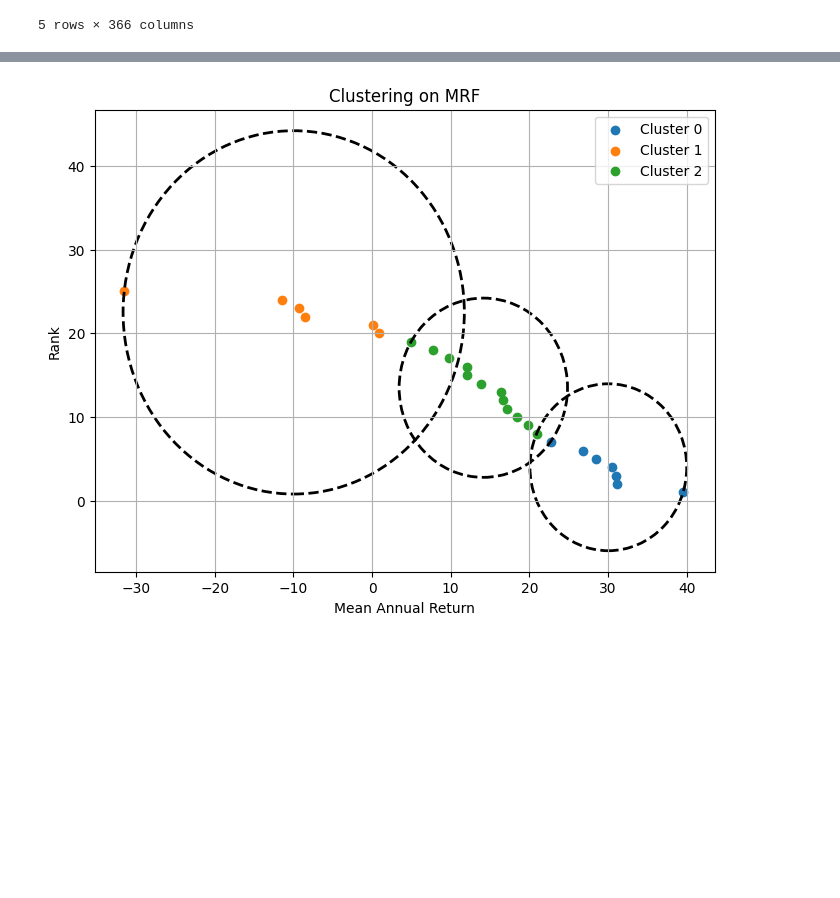
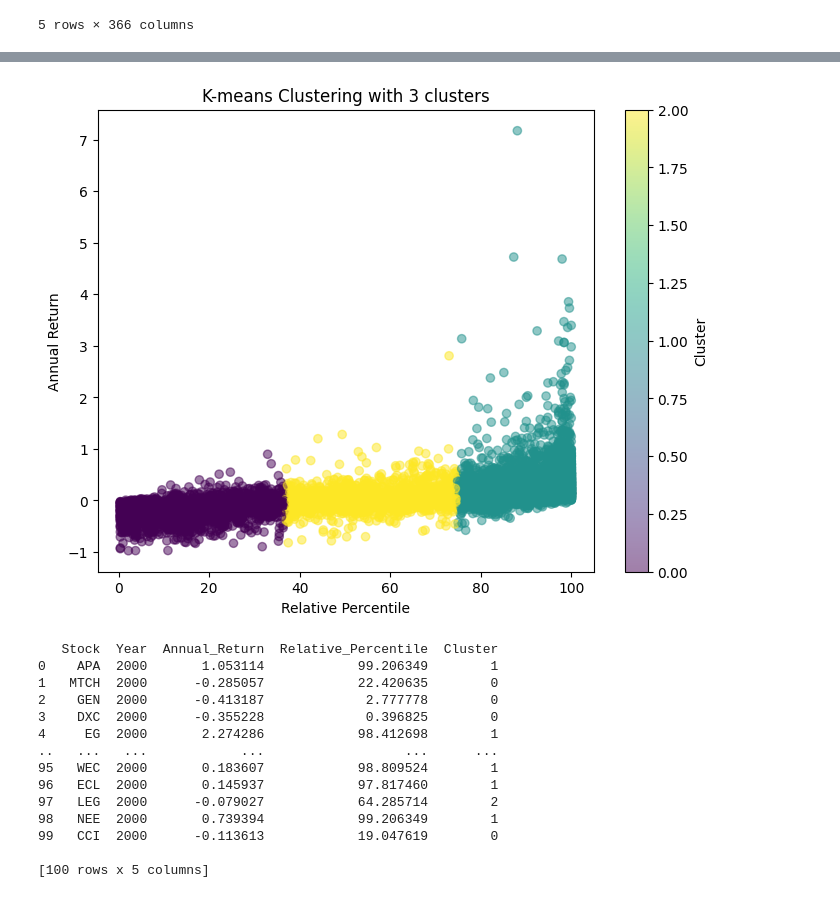
Before and after one commit to CiganOliviuAlphablock/clustering-in-mean-reversion-framework, a Jupyter notebook: clustering.ipynb, the cells around one changed output, grey strips where cells are left out. Cells and saved outputs as stored; diff of their text form; code cells hidden in the pictures; blank space fills up the shorter version.

Commit message:
Updates with clustering

```diff
--- a/clustering.ipynb
+++ b/clustering.ipynb
@@ -17,8 +18,8 @@ data_frame.head()
 data_frame["Date"] = pd.to_datetime(data_frame["Date"])
 data_frame['Year'] = data_frame["Date"].dt.year
 
-processing_years = [year for year in range(2000, 2024)]
-data_frame_annual_returns = pd.DataFrame()
+processing_years = [year for year in range(2000, 2025)]
+data_frame_annual_returns = []
 
 for year in processing_years:
     filtered_data = data_frame[data_frame['Year'] == year]
@@ -27,5 +28,12 @@ for year in processing_years:
             first_value = filtered_data[column].iloc[0]
             last_value = filtered_data[column].iloc[-1]
             annual_return = (last_value - first_value) / first_value
-            print(str(column) + " " + str(year) + " " + str(annual_return))
+            annual_returns = [((filtered_data[column].iloc[i] - filtered_data[column].iloc[0]) / filtered_data[column].iloc[0]) for i in range(len(filtered_data))]
+
+            relative_percentile = stats.percentileofscore(annual_returns, annual_return)
+
+            data_frame_annual_returns.append({'Stock': column, 'Year': year, 'Annual_Return': annual_return, 'Relative_Percentile': relative_percentile})
+
+
+result_df = pd.DataFrame(data_frame_annual_returns)
 # %% [output]
@@ -49,32 +69,35 @@ WBA 2023 -0.29792950518767153
 # %%
 import pandas as pd
-import numpy as np
+from sklearn.cluster import KMeans
 import matplotlib.pyplot as plt
-from sklearn.cluster import KMeans
 
-features = ranked_portfolios[['Mean Annual Return', 'Rank']].values
+clustering_data = result_df[['Annual_Return', 'Relative_Percentile']]
 kmeans = KMeans(n_clusters=3)
-kmeans.fit(features)
-labels = kmeans.labels_
-centers = kmeans.cluster_centers_
-ranked_portfolios['Cluster'] = labels
+kmeans.fit(clustering_data)
+
+result_df['Cluster'] = kmeans.labels_
 plt.figure(figsize=(8, 6))
+plt.scatter(result_df['Relative_Percentile'], result_df['Annual_Return'], c=result_df['Cluster'], cmap='viridis', alpha=0.5)
+plt.title('K-means Clustering with 3 clusters')
+plt.xlabel('Relative Percentile')
+plt.ylabel('Annual Return')
+plt.colorbar(label='Cluster')
+plt.show()
 
-for cluster_label in range(3):
-    cluster_data = ranked_portfolios[ranked_portfolios['Cluster'] == cluster_label]
-    plt.scatter(cluster_data['Mean Annual Return'], cluster_data['Rank'], label=f'Cluster {cluster_label}')
-
-for i in range(len(centers)):
-    cluster_data = ranked_portfolios[ranked_portfolios['Cluster'] == i][['Mean Annual Return', 'Rank']]
-    radius = np.max(np.linalg.norm(cluster_data.values - centers[i], axis=1))
-    circle = plt.Circle(centers[i], radius, color='black', fill=False, linestyle='--', linewidth=2)
-    plt.gca().add_patch(circle)
-
-plt.xlabel('Mean Annual Return')
-plt.ylabel('Rank')
-plt.title('Clustering on MRF')
-plt.legend()
-plt.grid(True)
-plt.show()
+print(result_df.head(100))
 # %% [output]
-[figure, old version]
+[figure, new version]
+   Stock  Year  Annual_Return  Relative_Percentile  Cluster
+0    APA  2000       1.053114            99.206349        1
+1   MTCH  2000      -0.285057            22.420635        0
+2    GEN  2000      -0.413187             2.777778        0
+3    DXC  2000      -0.355228             0.396825        0
+4     EG  2000       2.274286            98.412698        1
+..   ...   ...            ...                  ...      ...
+95   WEC  2000       0.183607            98.809524        1
+96   ECL  2000       0.145937            97.817460        1
+97   LEG  2000      -0.079027            64.285714        2
+98   NEE  2000       0.739394            99.206349        1
+99   CCI  2000      -0.113613            19.047619        0
+
+[100 rows x 5 columns]
```
Also changed, not shown: parts of 3 cells of this notebook.
